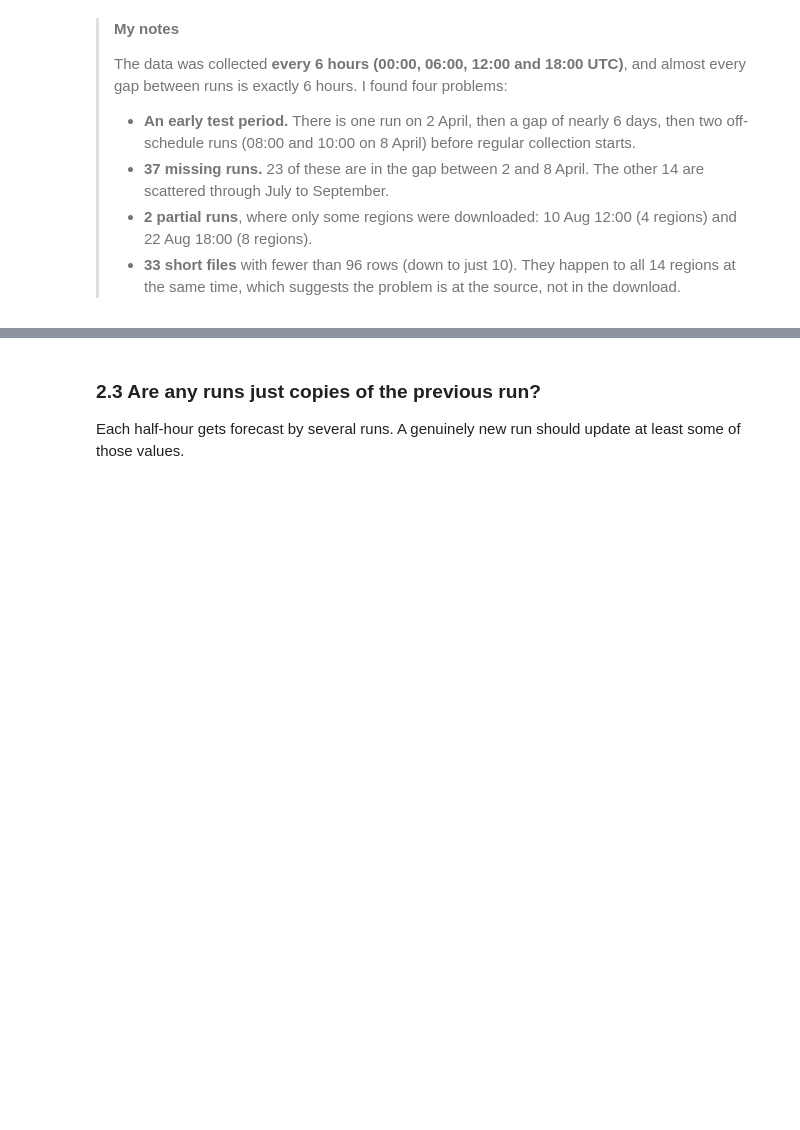
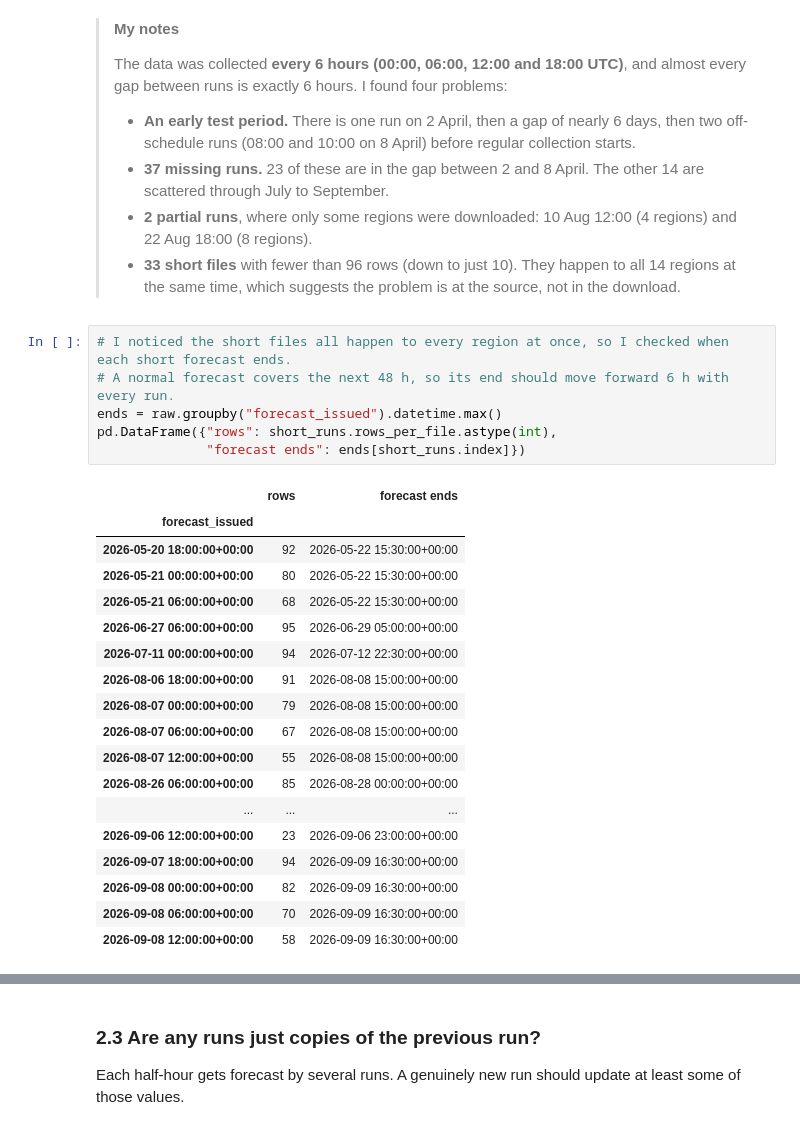
Before and after one commit to Humak1/get_carbon_intensity_data, a Jupyter notebook: carbon_intensity_analysis.ipynb, the cells around one changed output, grey strips where cells are left out. Saved outputs shown, nothing was run; the diff lists cells and outputs as text; blank space fills up the shorter version.

```diff
--- a/carbon_intensity_analysis.ipynb
+++ b/carbon_intensity_analysis.ipynb
@@ -197,3 +194,28 @@ forecast_issued
 > - **37 missing runs.** 23 of these are in the gap between 2 and 8 April. The other 14 are scattered through July to September.
 > - **2 partial runs**, where only some regions were downloaded: 10 Aug 12:00 (4 regions) and 22 Aug 18:00 (8 regions).
 > - **33 short files** with fewer than 96 rows (down to just 10). They happen to all 14 regions at the same time, which suggests the problem is at the source, not in the download.
+# %%
+# I noticed the short files all happen to every region at once, so I checked when each short forecast ends.
+# A normal forecast covers the next 48 h, so its end should move forward 6 h with every run.
+ends = raw.groupby("forecast_issued").datetime.max()
+pd.DataFrame({"rows": short_runs.rows_per_file.astype(int),
+              "forecast ends": ends[short_runs.index]})
+# %% [output]
+|  | rows | forecast ends |
+| forecast_issued |  |  |
+| 2026-05-20 18:00:00+00:00 | 92 | 2026-05-22 15:30:00+00:00 |
+| 2026-05-21 00:00:00+00:00 | 80 | 2026-05-22 15:30:00+00:00 |
+| 2026-05-21 06:00:00+00:00 | 68 | 2026-05-22 15:30:00+00:00 |
+| 2026-06-27 06:00:00+00:00 | 95 | 2026-06-29 05:00:00+00:00 |
+| 2026-07-11 00:00:00+00:00 | 94 | 2026-07-12 22:30:00+00:00 |
+| 2026-08-06 18:00:00+00:00 | 91 | 2026-08-08 15:00:00+00:00 |
+| 2026-08-07 00:00:00+00:00 | 79 | 2026-08-08 15:00:00+00:00 |
+| 2026-08-07 06:00:00+00:00 | 67 | 2026-08-08 15:00:00+00:00 |
+| 2026-08-07 12:00:00+00:00 | 55 | 2026-08-08 15:00:00+00:00 |
+| 2026-08-26 06:00:00+00:00 | 85 | 2026-08-28 00:00:00+00:00 |
+| ... | ... | ... |
+| 2026-09-06 12:00:00+00:00 | 23 | 2026-09-06 23:00:00+00:00 |
+| 2026-09-07 18:00:00+00:00 | 94 | 2026-09-09 16:30:00+00:00 |
+| 2026-09-08 00:00:00+00:00 | 82 | 2026-09-09 16:30:00+00:00 |
+| 2026-09-08 06:00:00+00:00 | 70 | 2026-09-09 16:30:00+00:00 |
+| 2026-09-08 12:00:00+00:00 | 58 | 2026-09-09 16:30:00+00:00 |
```
Also changed, not shown: parts of 12 cells of this notebook.
